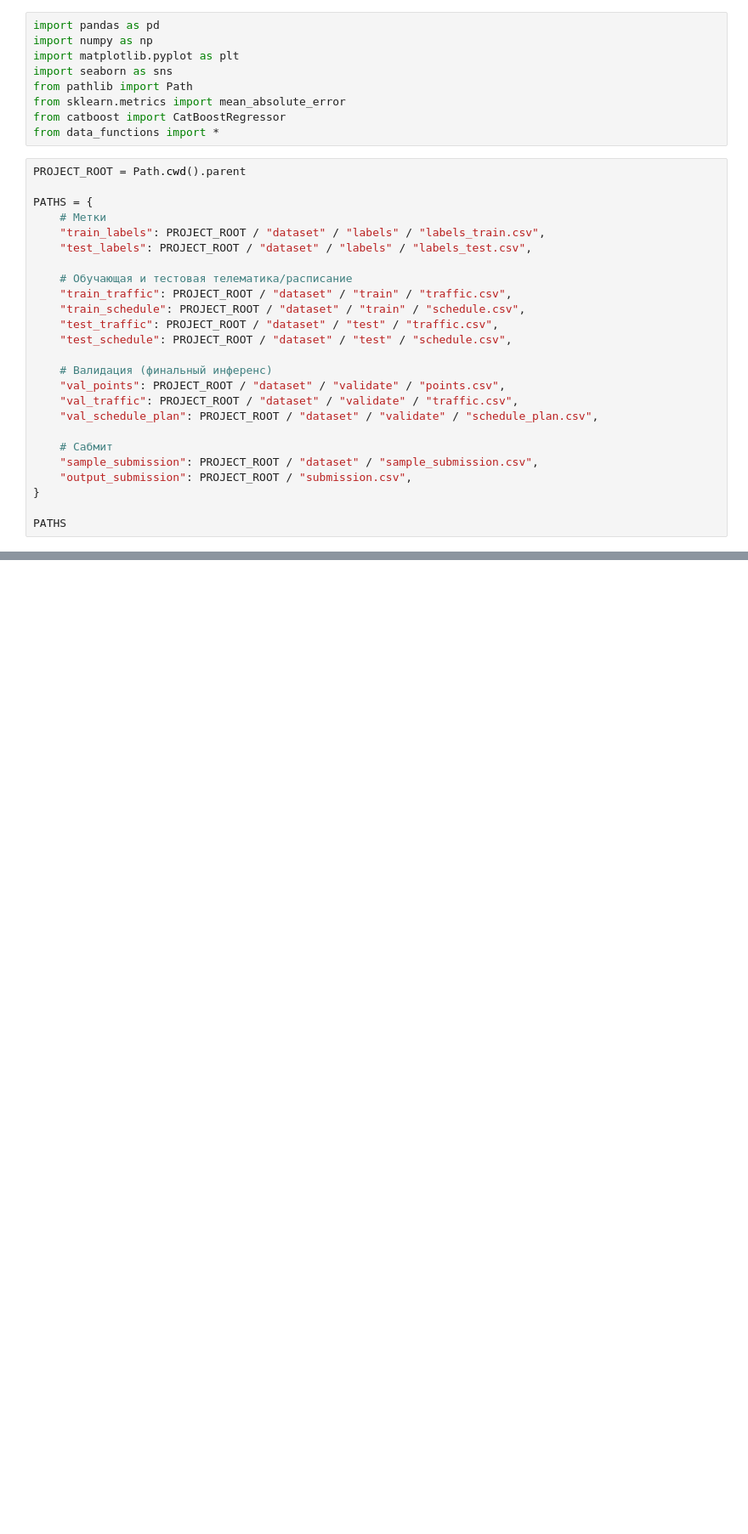
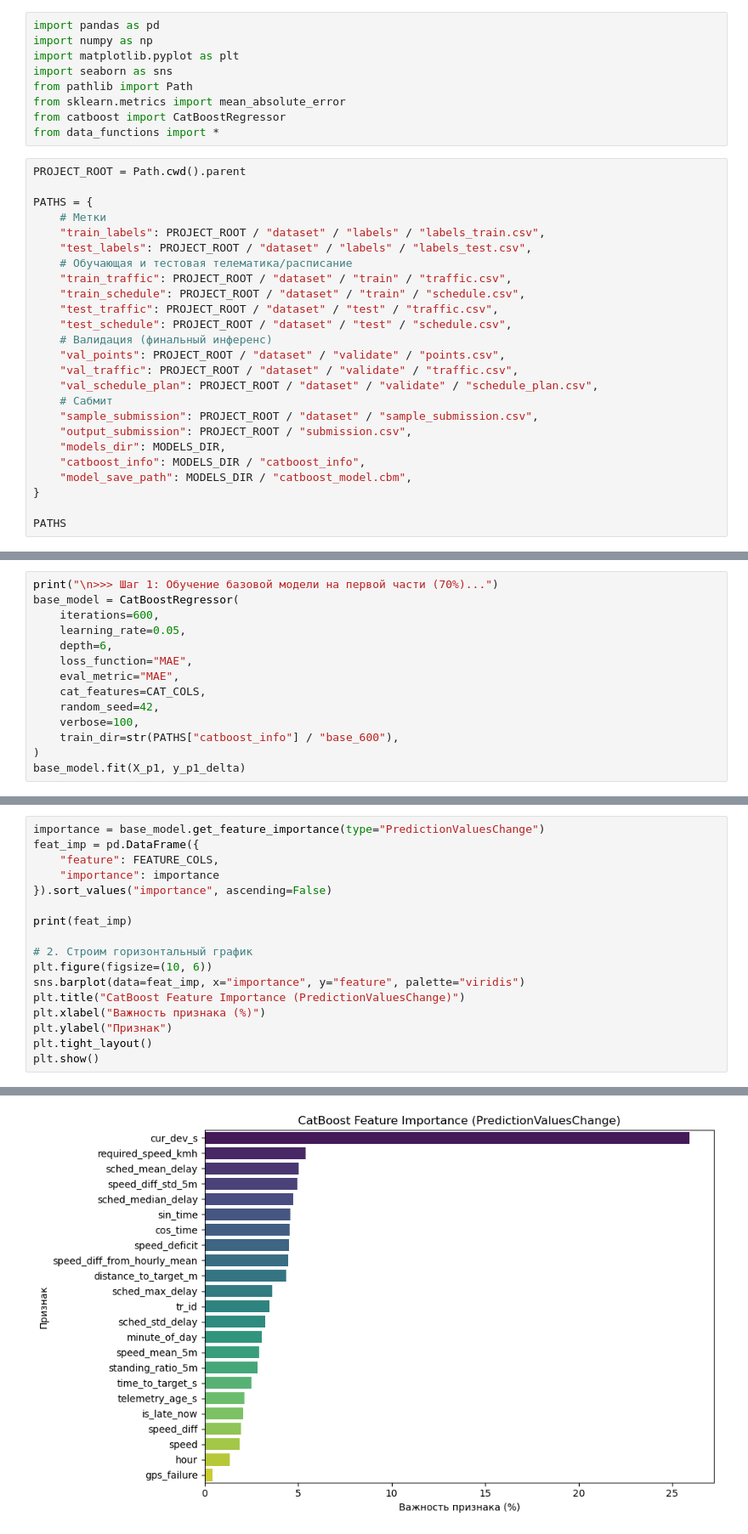
Before and after one commit to VitalyKalinsky/mos-transport, a Jupyter notebook: notebooks/data_work.ipynb, the cells around one changed output, grey strips where cells are left out. Shown at 85% size. Cells and saved outputs as stored; diff of their text form; blank space fills up the shorter version.

```diff
--- a/notebooks/data_work.ipynb
+++ b/notebooks/data_work.ipynb
@@ -14,21 +14,21 @@ PATHS = {
     # Метки
     "train_labels": PROJECT_ROOT / "dataset" / "labels" / "labels_train.csv",
     "test_labels": PROJECT_ROOT / "dataset" / "labels" / "labels_test.csv",
-
     # Обучающая и тестовая телематика/расписание
     "train_traffic": PROJECT_ROOT / "dataset" / "train" / "traffic.csv",
     "train_schedule": PROJECT_ROOT / "dataset" / "train" / "schedule.csv",
     "test_traffic": PROJECT_ROOT / "dataset" / "test" / "traffic.csv",
     "test_schedule": PROJECT_ROOT / "dataset" / "test" / "schedule.csv",
-
     # Валидация (финальный инференс)
     "val_points": PROJECT_ROOT / "dataset" / "validate" / "points.csv",
     "val_traffic": PROJECT_ROOT / "dataset" / "validate" / "traffic.csv",
     "val_schedule_plan": PROJECT_ROOT / "dataset" / "validate" / "schedule_plan.csv",
-
     # Сабмит
     "sample_submission": PROJECT_ROOT / "dataset" / "sample_submission.csv",
     "output_submission": PROJECT_ROOT / "submission.csv",
+    "models_dir": MODELS_DIR,
+    "catboost_info": MODELS_DIR / "catboost_info",
+    "model_save_path": MODELS_DIR / "catboost_model.cbm",
 }
 
 PATHS
@@ -138,0 +69,14 @@ TODO: проверить другие метрики, попытаться об
+# %%
+print("\n>>> Шаг 1: Обучение базовой модели на первой части (70%)...")
+base_model = CatBoostRegressor(
+    iterations=600,
+    learning_rate=0.05,
+    depth=6,
+    loss_function="MAE",
+    eval_metric="MAE",
+    cat_features=CAT_COLS,
+    random_seed=42,
+    verbose=100,
+    train_dir=str(PATHS["catboost_info"] / "base_600"),
+)
+base_model.fit(X_p1, y_p1_delta)
@@ -138,0 +141,18 @@ TODO: проверить другие метрики, попытаться об
+# %%
+importance = base_model.get_feature_importance(type="PredictionValuesChange")
+feat_imp = pd.DataFrame({
+    "feature": FEATURE_COLS,
+    "importance": importance
+}).sort_values("importance", ascending=False)
+
+print(feat_imp)
+
+# 2. Строим горизонтальный график
+plt.figure(figsize=(10, 6))
+sns.barplot(data=feat_imp, x="importance", y="feature", palette="viridis")
+plt.title("CatBoost Feature Importance (PredictionValuesChange)")
+plt.xlabel("Важность признака (%)")
+plt.ylabel("Признак")
+plt.tight_layout()
+plt.show()
+# %% [output]
@@ -138,0 +179 @@ TODO: проверить другие метрики, попытаться об
+[figure, added]
```
Also changed, not shown: parts of 10 cells of this notebook, 20 other files.
